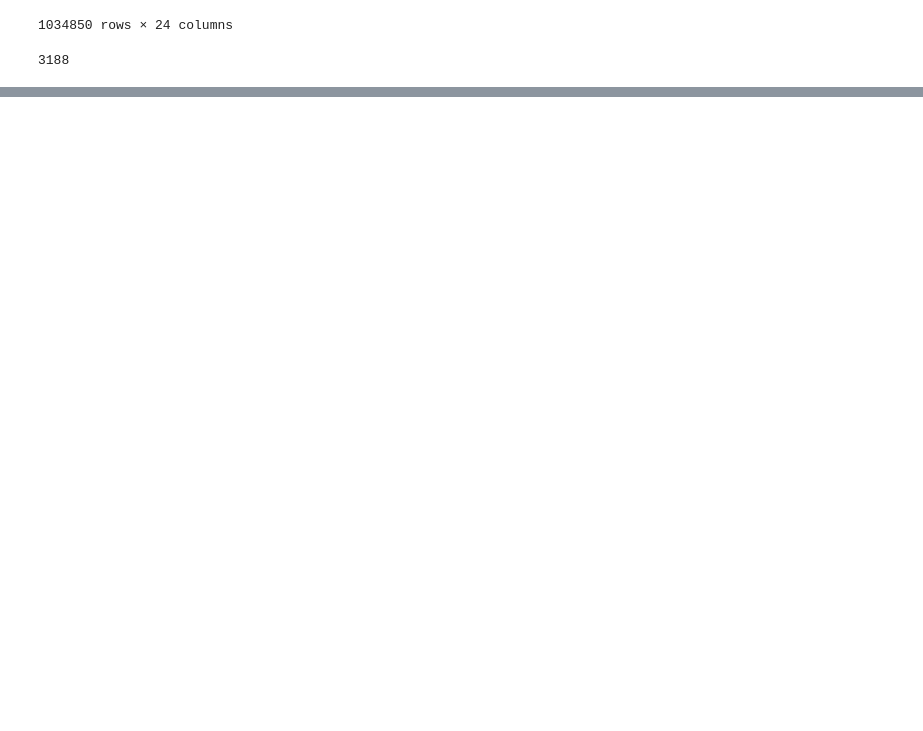
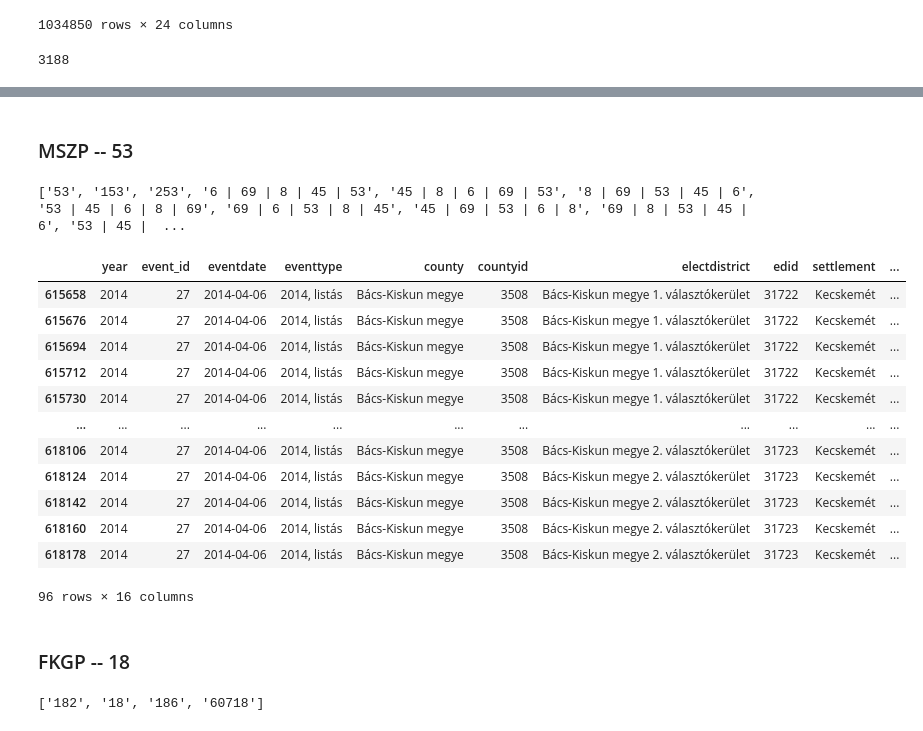
Before and after one commit to pvh95/Temalabor1BME, a Jupyter notebook: preprocessClean.ipynb, the cells around one changed output, grey strips where cells are left out. Cells and saved outputs as stored; diff of their text form; code cells hidden in the pictures; blank space fills up the shorter version.

```diff
--- a/preprocessClean.ipynb
+++ b/preprocessClean.ipynb
@@ -792,0 +367,46 @@ df_electionVotes.to_csv(path + 'electionVotes.csv', index = False)
+# %% [markdown]
+### MSZP -- 53
+# %%
+# Searching for '240' string in partyids
+lst = list()
+for i in election.partyids.unique():
+  if '53' in i:
+    lst.append(i)
+
+print(lst)
+# %% [output]
+['53', '153', '253', '6 | 69 | 8 | 45 | 53', '45 | 8 | 6 | 69 | 53', '8 | 69 | 53 | 45 | 6', '53 | 45 | 6 | 8 | 69', '69 | 6 | 53 | 8 | 45', '45 | 69 | 53 | 6 | 8', '69 | 8 | 53 | 45 | 6', '53 | 45 |  ...
+# %%
+settlementid996 = election[ (election.year == '2014') & (election.settlementid == '2417') &
+                           ( (election.partyids.str.contains('^53$')) |
+                            (election.partyids.str.contains('^53 \|')) |
+                            (election.partyids.str.contains('\| 53$')) |
+                            (election.partyids.str.contains('\| 53 \|'))
+                           ) ]
+settlementid996
+# %% [output]
+|  | year | event_id | eventdate | eventtype | county | countyid | electdistrict | edid | settlement | ... |
+| 615658 | 2014 | 27 | 2014-04-06 | 2014, listás | Bács-Kiskun megye | 3508 | Bács-Kiskun megye 1. választókerület | 31722 | Kecskemét | ... |
+| 615676 | 2014 | 27 | 2014-04-06 | 2014, listás | Bács-Kiskun megye | 3508 | Bács-Kiskun megye 1. választókerület | 31722 | Kecskemét | ... |
+| 615694 | 2014 | 27 | 2014-04-06 | 2014, listás | Bács-Kiskun megye | 3508 | Bács-Kiskun megye 1. választókerület | 31722 | Kecskemét | ... |
+| 615712 | 2014 | 27 | 2014-04-06 | 2014, listás | Bács-Kiskun megye | 3508 | Bács-Kiskun megye 1. választókerület | 31722 | Kecskemét | ... |
+| 615730 | 2014 | 27 | 2014-04-06 | 2014, listás | Bács-Kiskun megye | 3508 | Bács-Kiskun megye 1. választókerület | 31722 | Kecskemét | ... |
+| ... | ... | ... | ... | ... | ... | ... | ... | ... | ... | ... |
+| 618106 | 2014 | 27 | 2014-04-06 | 2014, listás | Bács-Kiskun megye | 3508 | Bács-Kiskun megye 2. választókerület | 31723 | Kecskemét | ... |
+| 618124 | 2014 | 27 | 2014-04-06 | 2014, listás | Bács-Kiskun megye | 3508 | Bács-Kiskun megye 2. választókerület | 31723 | Kecskemét | ... |
+| 618142 | 2014 | 27 | 2014-04-06 | 2014, listás | Bács-Kiskun megye | 3508 | Bács-Kiskun megye 2. választókerület | 31723 | Kecskemét | ... |
+| 618160 | 2014 | 27 | 2014-04-06 | 2014, listás | Bács-Kiskun megye | 3508 | Bács-Kiskun megye 2. választókerület | 31723 | Kecskemét | ... |
+| 618178 | 2014 | 27 | 2014-04-06 | 2014, listás | Bács-Kiskun megye | 3508 | Bács-Kiskun megye 2. választókerület | 31723 | Kecskemét | ... |
+96 rows × 16 columns
+# %% [markdown]
+### FKGP -- 18
+# %%
+# Searching for '240' string in partyids
+lst = list()
+for i in election.partyids.unique():
+  if '18' in i:
+    lst.append(i)
+
+print(lst)
+# %% [output]
+['182', '18', '186', '60718']
```
Also changed, not shown: parts of 140 cells of this notebook, 2 other files.
